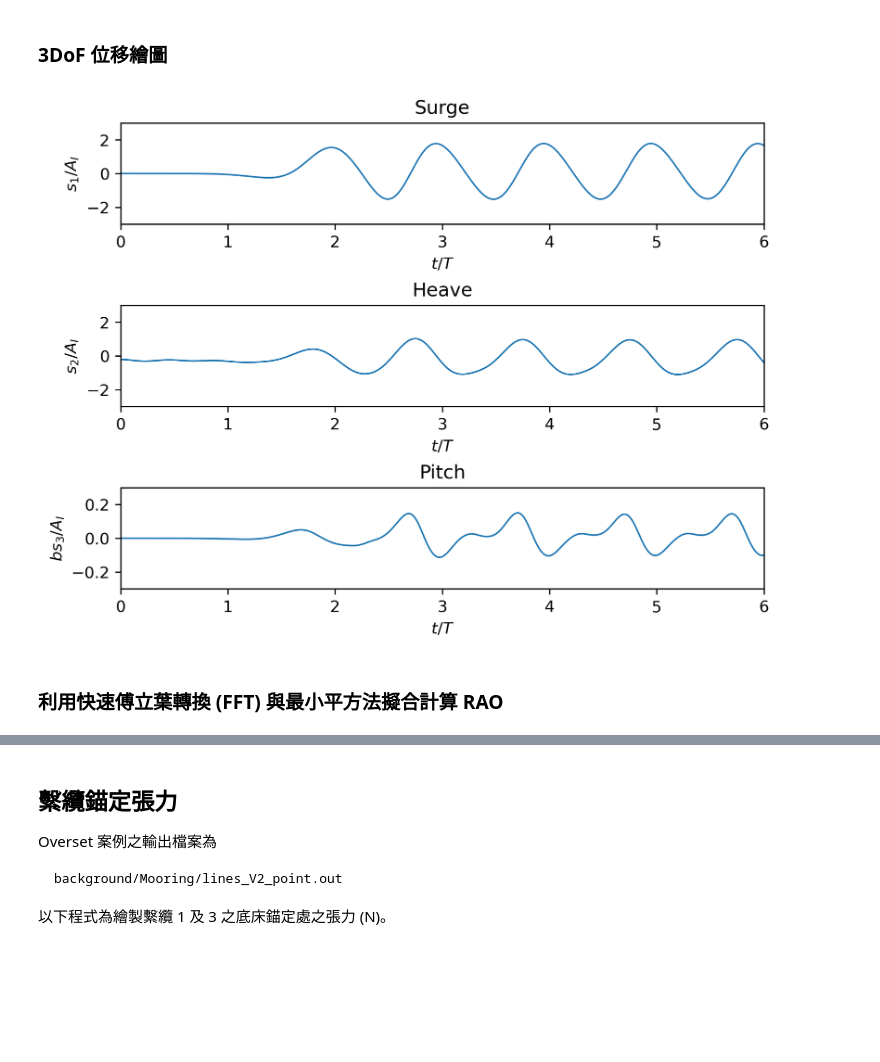
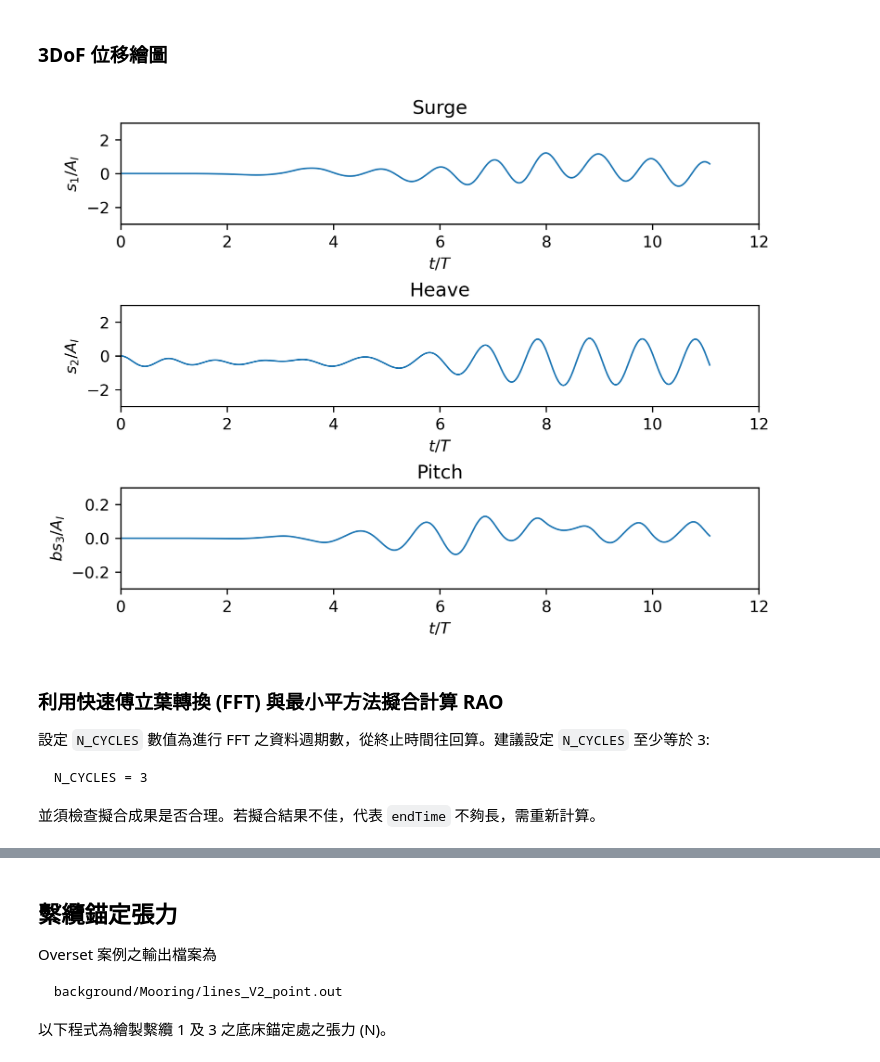
Before and after one commit to mengyulin/Research_25_foamMooring, a Jupyter notebook: tools/prePostProcessing.ipynb, the cells around one changed output, grey strips where cells are left out. Cells and saved outputs as stored; diff of their text form; code cells hidden in the pictures; blank space fills up the shorter version.

```diff
--- a/tools/prePostProcessing.ipynb
+++ b/tools/prePostProcessing.ipynb
@@ -23,11 +25,12 @@ $$
 # %%
 # 輸入波浪參數與水槽長度
-waveHeight     = 0.12      # 波高 (m)
-wavePeriod     = 1.8       # 波週期 (s)
-waveLength     = 3.57      # 波長 (m)
+waveHeight     = 0.02      # 波高 (m)
+wavePeriod     = 0.903     # 波週期 (s)
+waveLength     = 1.2566    # 波長 (m)
 wavePhaseDeg   = 0.0       # Incident wave phase φ_η (deg) at the body reference; 0 means η(t)=a cos(ωt)
 tankLength     = 10.0      # 水槽長度 (固定值) (m)
 bodyHalfWidth  = 0.1       # 浮體半寬度 (固定值) (m)
+coM            = -0.0126   # 浮體重心位置 (固定值) (m)
 
 endTime = 2 * (tankLength/waveLength) * wavePeriod  # 模擬結束時間 (s)
 print(f"endTime: {round(endTime,1)} s")
@@ -141,39 +144,47 @@ CompletedProcess(args='cd ./Plots && ./extractMulti.sh ./log.overInterDyMFoam',
 R11, R21, R31 = y1, y4, y7
 pitch_rad = np.arctan2(-R31, np.sqrt(R11**2 + R21**2))  # ZYX convention
 pitch_deg = np.degrees(pitch_rad)
+
+heave = heave - coM  # Adjust heave to body reference point at z=0
 
 # Set figure and axes ...
 fig1, (ax1, ax2, ax3) = plt.subplots(3, 1, dpi=300, layout='constrained')
 
 # Plot ...
 ax1.plot(time/wavePeriod, surge/(waveHeight/2), label="labels", linewidth=1)
 ax1.set_xlabel(r'$t/T$')
 ax1.set_ylabel(r'$s_1/A_I$')
 ax1.set_xlim(0,np.ceil(time[-1]/wavePeriod))
 ax1.set_ylim(-3,3)
 ax1.set_title("Surge")
 
 ax2.plot(time/wavePeriod, heave/(waveHeight/2), label="labels", linewidth=1)
 ax2.set_xlabel(r'$t/T$')
 ax2.set_ylabel(r'$s_2/A_I$')
 ax2.set_xlim(0,np.ceil(time[-1]/wavePeriod))
 ax2.set_ylim(-3,3)
 ax2.set_title("Heave")
 
 ax3.plot(time2/wavePeriod, pitch_rad*bodyHalfWidth/(waveHeight/2), label="labels", linewidth=1)
 ax3.set_xlabel(r'$t/T$')
 ax3.set_ylabel(r'$bs_3/A_I$')
 ax3.set_xlim(0,np.ceil(time[-1]/wavePeriod))
 ax3.set_ylim(-0.3,0.3)
 ax3.set_title("Pitch")
 
 # Legends
 #ax1.legend()
 # Show the figure
 plt.show()
 
 fig1.savefig('./Plots/bodyMotion.pdf', transparent=False, bbox_inches='tight')
 # %% [output]
-[figure, old version]
+[figure, new version]
 # %% [markdown]
 ### 利用快速傅立葉轉換 (FFT) 與最小平方法擬合計算 RAO
+
+設定 `N_CYCLES` 數值為進行 FFT 之資料週期數，從終止時間往回算。建議設定 `N_CYCLES` 至少等於 3:
+
+    N_CYCLES = 3
+
+並須檢查擬合成果是否合理。若擬合結果不佳，代表 `endTime` 不夠長，需重新計算。
```
Also changed, not shown: parts of 7 cells of this notebook, 7 other files.
